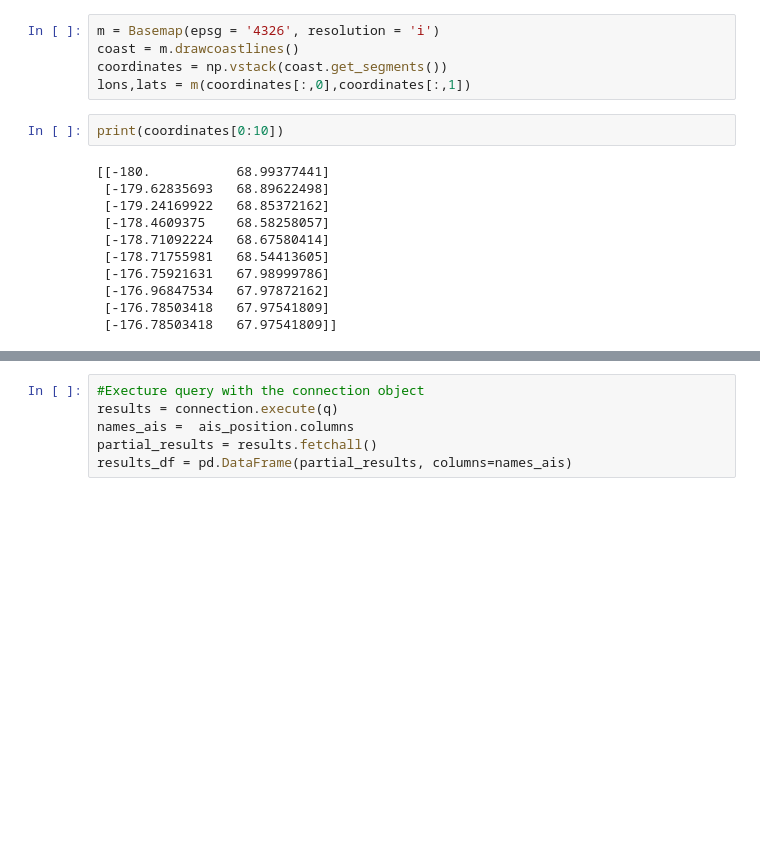
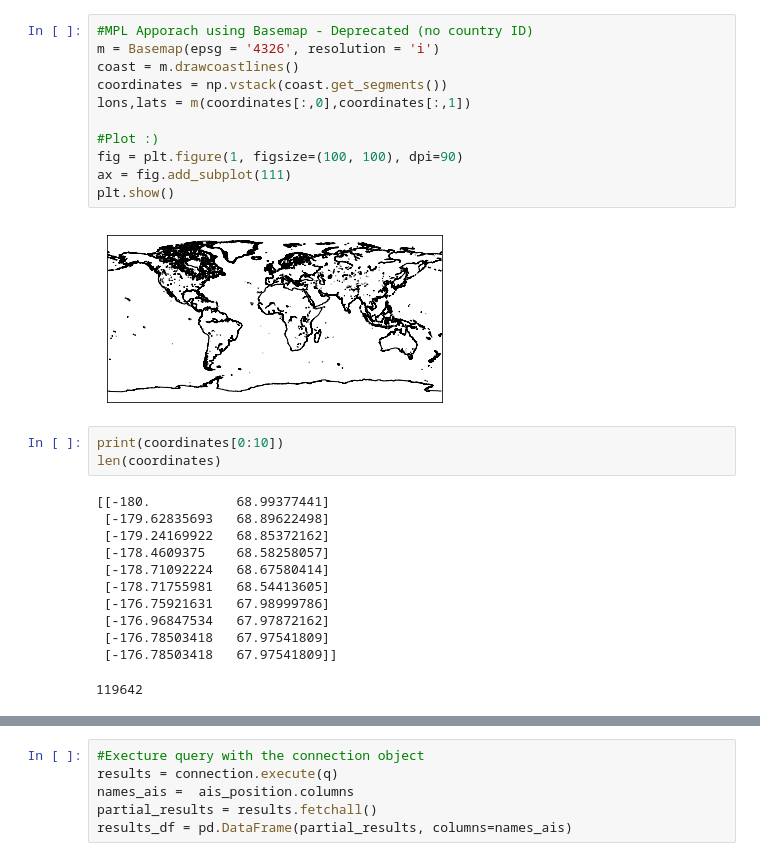
Before and after one commit to DSSG-EUROPE/wef_oceans, a Jupyter notebook: distance_from_shore.ipynb, the cells around one changed output, grey strips where cells are left out. Saved outputs shown, nothing was run; the diff lists cells and outputs as text; blank space fills up the shorter version.

```diff
--- a/distance_from_shore.ipynb
+++ b/distance_from_shore.ipynb
@@ -11,10 +69,19 @@ import pandas as pd
 # %%
+#MPL Apporach using Basemap - Deprecated (no country ID)
 m = Basemap(epsg = '4326', resolution = 'i')
 coast = m.drawcoastlines()
 coordinates = np.vstack(coast.get_segments())
 lons,lats = m(coordinates[:,0],coordinates[:,1])
+
+#Plot :)
+fig = plt.figure(1, figsize=(100, 100), dpi=90)
+ax = fig.add_subplot(111)
+plt.show()
+# %% [output]
+[figure, added]
 # %%
 print(coordinates[0:10])
+len(coordinates)
 # %% [output]
 [[-180.           68.99377441]
  [-179.62835693   68.89622498]
@@ -26,6 +93,7 @@ print(coordinates[0:10])
  [-176.96847534   67.97872162]
  [-176.78503418   67.97541809]
  [-176.78503418   67.97541809]]
+119642
 # %%
 from sqlalchemy import *
 from geoalchemy2 import *
```
Also changed, not shown: parts of 10 cells of this notebook.
